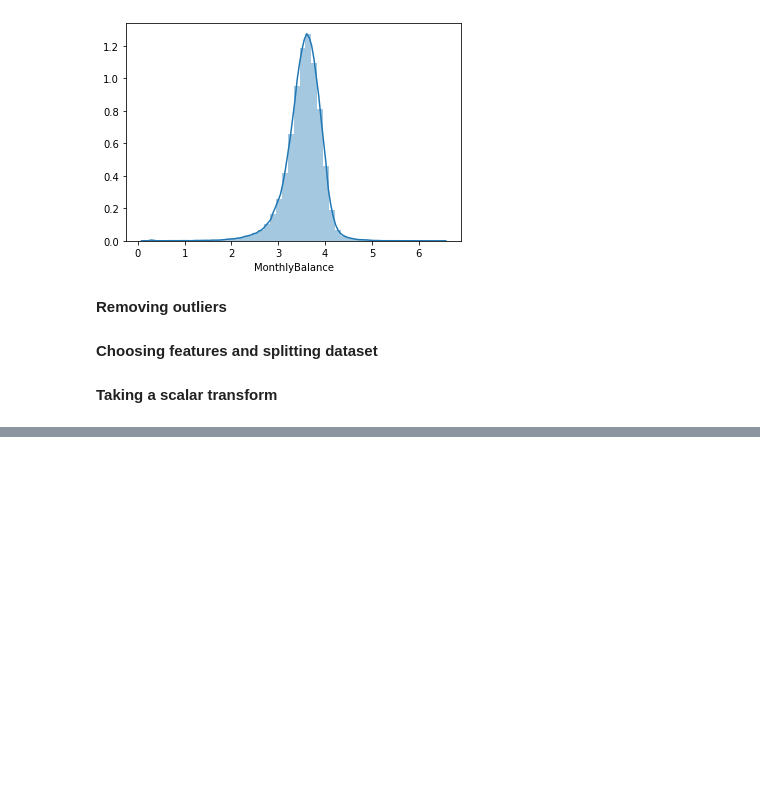
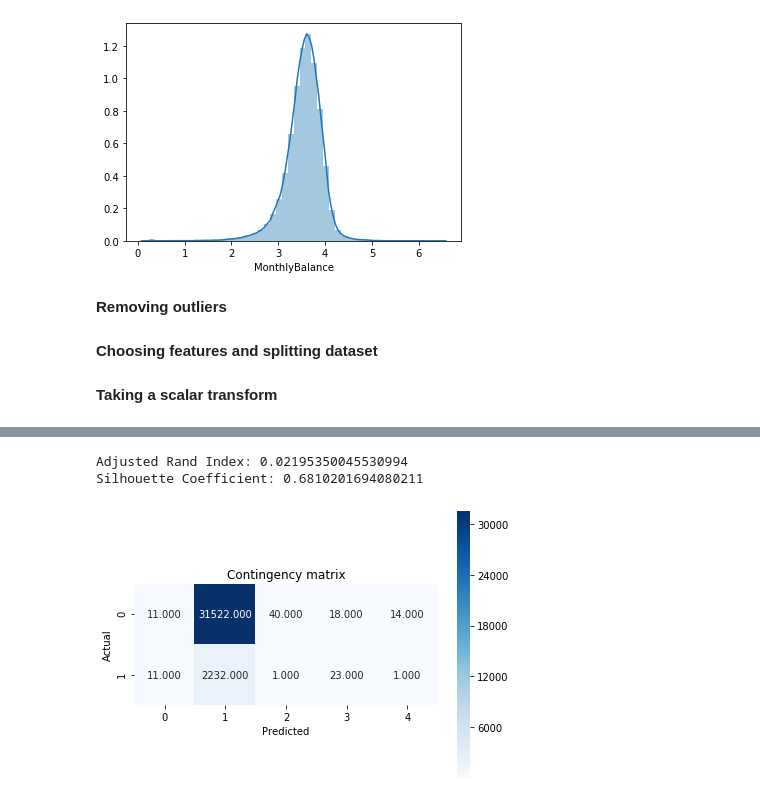
Before and after one commit to Vignesh-Nswamy/Data-Science, a Jupyter notebook: Project 3/clustering-kmeans.ipynb, the cells around one changed output, grey strips where cells are left out. Drawn from its saved outputs; the diff is of its cells as text; code cells hidden in the pictures; blank space fills up the shorter version.

```diff
--- a/Project 3/clustering-kmeans.ipynb
+++ b/Project 3/clustering-kmeans.ipynb
@@ -143,0 +172,17 @@ k_means(x_test, y_test)
+# %%
+def dbscan(X, y_test):
+    clustering = DBSCAN(eps = 3, min_samples = 3, metric = "euclidean").fit(X)
+    clusters = clustering.labels_
+    cont_matrix = metrics.cluster.contingency_matrix(y_test, clusters)
+    sns.heatmap(cont_matrix, annot = True, fmt = ".3f", square = True, cmap = plt.cm.Blues)
+    plt.ylabel('Actual')
+    plt.xlabel('Predicted')
+    plt.title('Contingency matrix')
+    plt.tight_layout()
+    print(evaluate(X, y_test, clusters))
+# %%
+dbscan(x_test, y_test)
+# %% [output]
+Adjusted Rand Index: 0.02195350045530994
+Silhouette Coefficient: 0.6810201694080211
+[figure, added]
```
Also changed, not shown: parts of 7 cells of this notebook.
